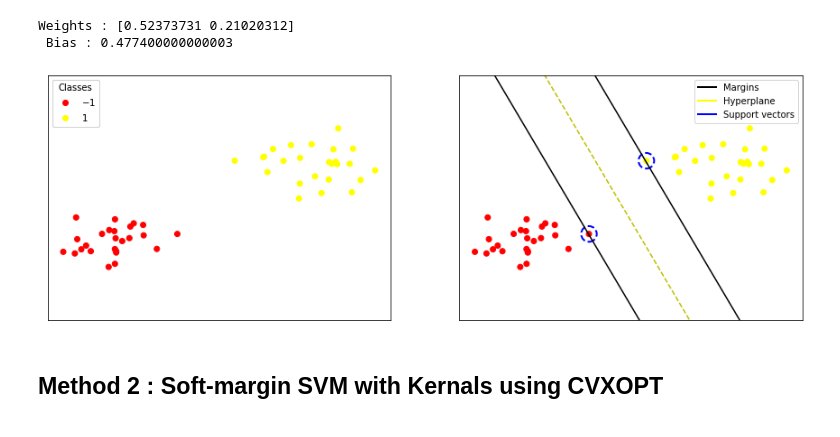
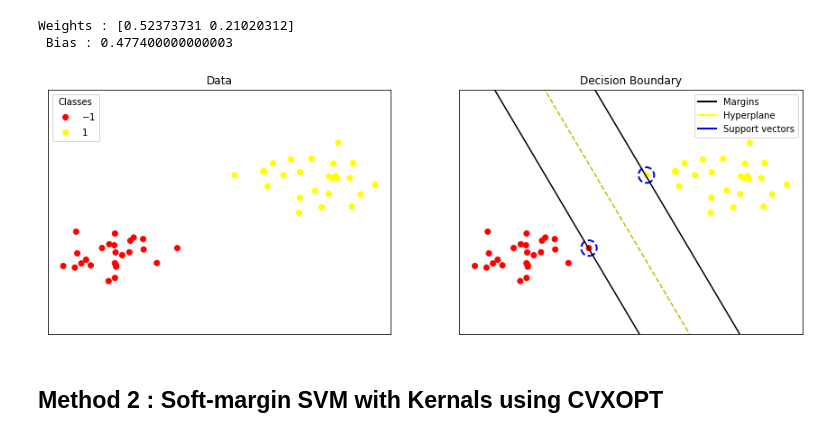
Before and after one commit to GauthamSks/ML_From_Scratch, a Jupyter notebook: 4.Support Vector Machine.ipynb, the cells around one changed output. Drawn from its saved outputs; the diff is of its cells as text; code cells hidden in the pictures.

```diff
--- a/4.Support Vector Machine.ipynb
+++ b/4.Support Vector Machine.ipynb
@@ -76,6 +76,7 @@ def visualize_svm():
     x1_min = np.amin(X[:,1])
     x1_max = np.amax(X[:,1])
     ax[0].set_ylim([x1_min-3,x1_max+3])
+    ax[0].set_title('Data')
     ax[0].add_artist(legends)
     ax[0].set_xticks([])
     ax[0].set_yticks([])
@@ -93,34 +94,35 @@ def visualize_svm():
     x1_2_p = get_hyperplane_value(x0_2, clf.w, clf.b, 1)
 
     s_vectors = []
     for x_ in X:
         if((np.dot(clf.w.T,x_)+clf.b+1)>=0 and (np.dot(clf.w.T,x_)+clf.b+1)<=0.1):
             s_vectors.append(x_)
         elif((np.dot(clf.w.T,x_)+clf.b-1)>=0 and (np.dot(clf.w.T,x_)+clf.b-1)<=0.1):
             s_vectors.append(x_)
     s_vectors = np.array(s_vectors)
 
     ax[1].scatter(s_vectors[:, 0],s_vectors[:, 1],s=300, linewidth=2, edgecolors='b',facecolors='none',linestyle='--')
     ax[1].scatter(X[:,0], X[:,1], marker='o',c=y,cmap='autumn')
     ax[1].plot([x0_1, x0_2],[x1_1, x1_2], 'y--')
     ax[1].plot([x0_1, x0_2],[x1_1_m, x1_2_m], 'k')
     ax[1].plot([x0_1, x0_2],[x1_1_p, x1_2_p], 'k')
 
     colors = ['black', 'yellow', 'blue']
     lines = [Line2D([0], [0], color=c, linewidth=2, linestyle='-') for c in colors]
     labels = ['Margins', 'Hyperplane', 'Support vectors']
     ax[1].legend(lines, labels,loc="upper right")
 
     ax[1].set_ylim([x1_min-3,x1_max+3])
+    ax[1].set_title('Decision Boundary')
     ax[1].set_xticks([])
     ax[1].set_yticks([])
 
 
     plt.show()
 
 visualize_svm()
 # %% [output]
-[figure, old version]
+[figure, new version]
 # %% [markdown]
 ## Method 2 : Soft-margin SVM with Kernals using CVXOPT
 # %% [markdown]
```
Also changed, not shown: 3 other files.
